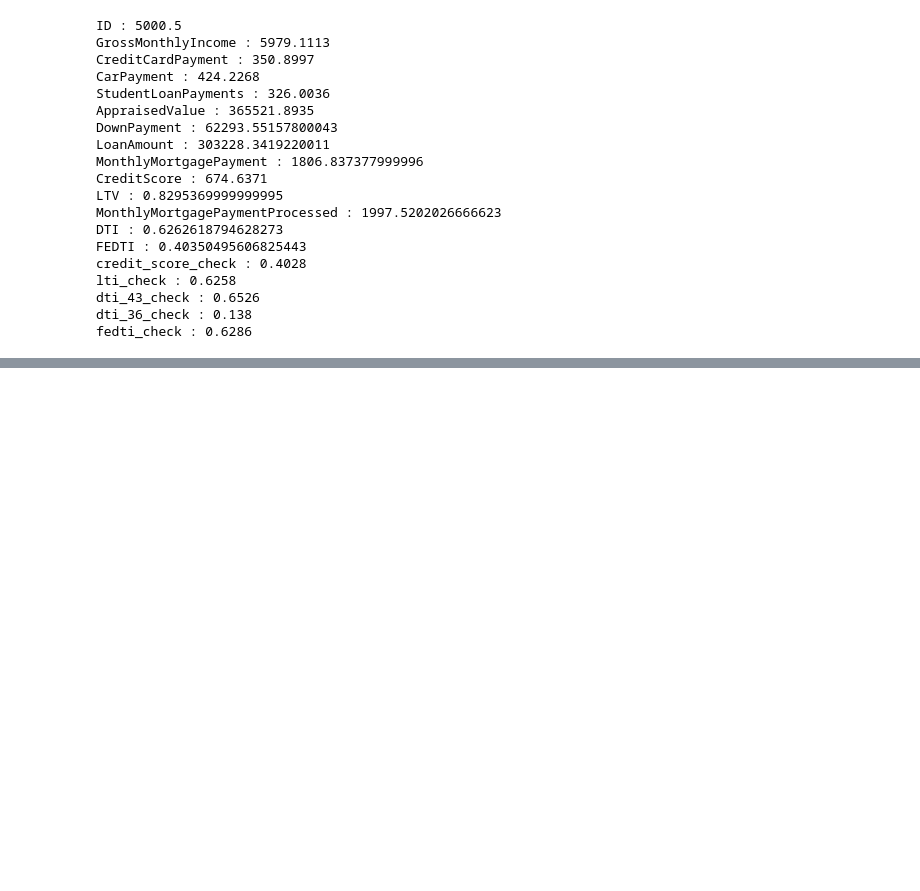
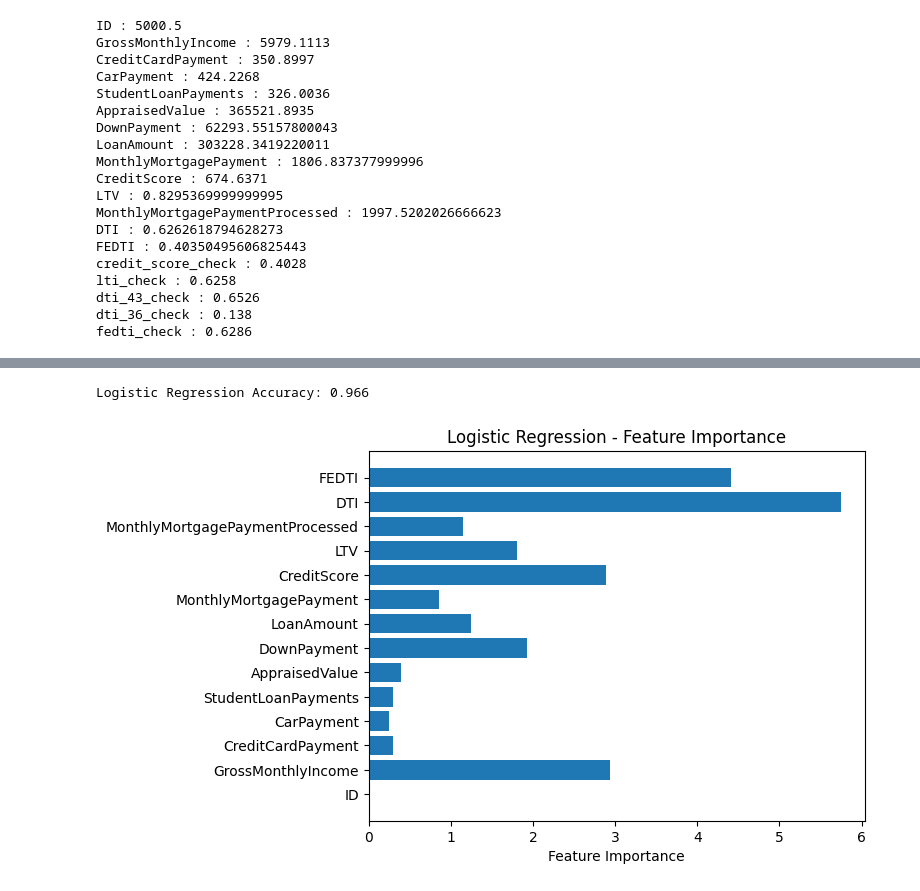
Before and after one commit to anishfish2/homestead-backend, a Jupyter notebook: analysis.ipynb, the cells around one changed output, grey strips where cells are left out. Cells and saved outputs as stored; diff of their text form; code cells hidden in the pictures; blank space fills up the shorter version.

```diff
--- a/analysis.ipynb
+++ b/analysis.ipynb
@@ -146,0 +196,21 @@ KeyError: 'fedti'
+# %%
+# Logistic Regression
+logreg_model = LogisticRegression(random_state=42)
+logreg_model.fit(X_train_scaled, y_train)
+
+# Get feature importance from logistic regression
+feature_importance_logreg = np.abs(logreg_model.coef_[0])
+feature_names = X.columns
+
+y_logreg_pred = logreg_model.predict(X_test_scaled)
+accuracy_logreg = accuracy_score(y_test, y_logreg_pred)
+print(f'Logistic Regression Accuracy: {accuracy_logreg}')
+
+# Plot feature importance
+plt.barh(feature_names, feature_importance_logreg)
+plt.xlabel('Feature Importance')
+plt.title('Logistic Regression - Feature Importance')
+plt.show()
+# %% [output]
+Logistic Regression Accuracy: 0.966
+[figure, added]
```
Also changed, not shown: parts of 10 cells of this notebook, 1 other file.
